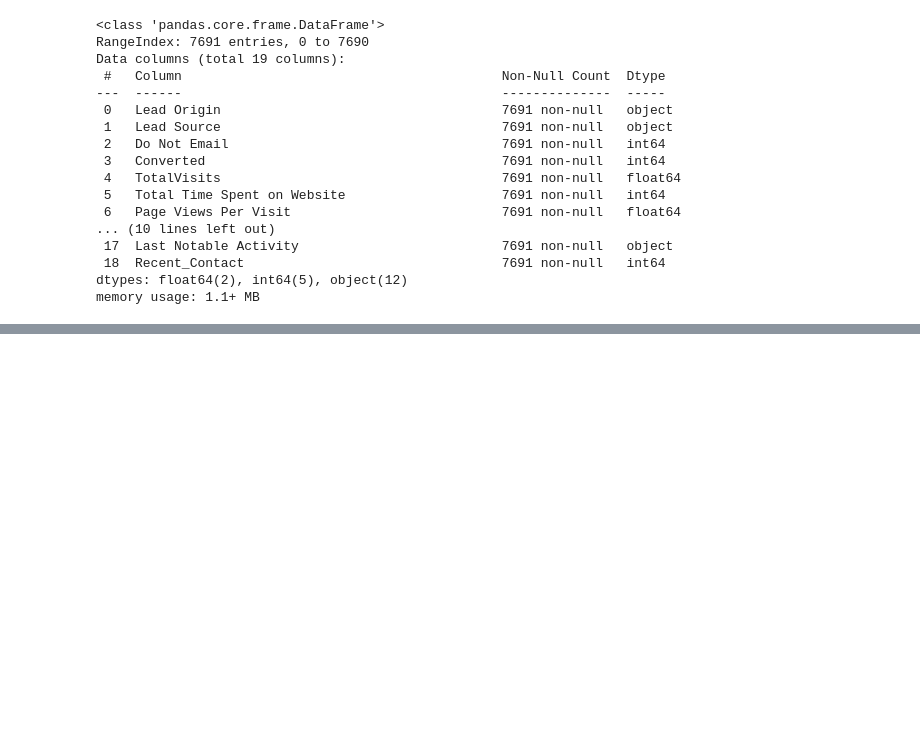
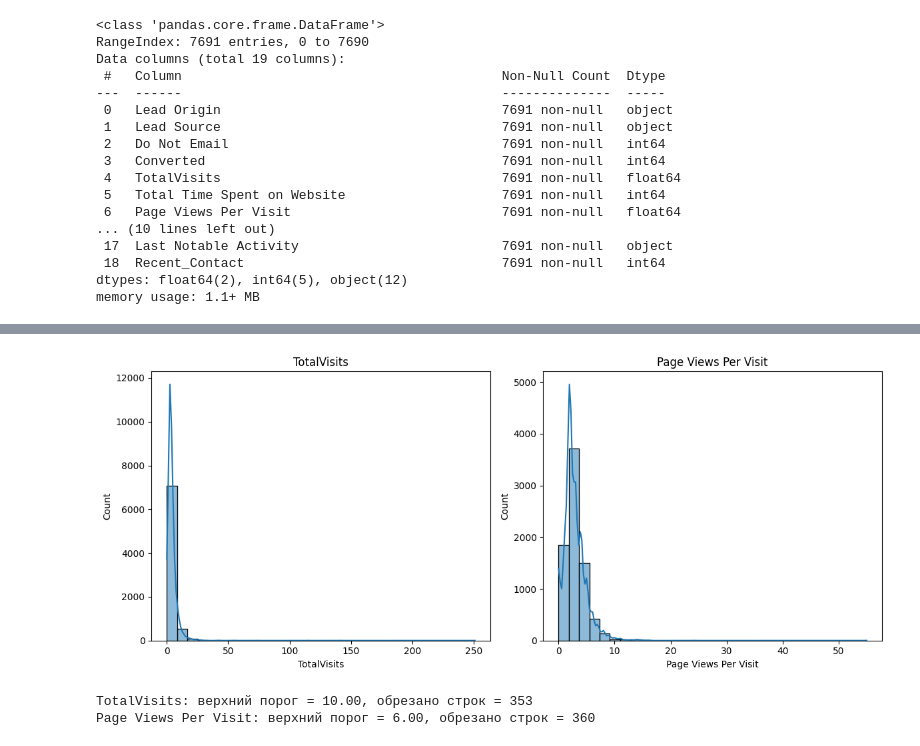
Before and after one commit to Madarakill/LS_EDU, a Jupyter notebook: Анализ набора данных.ipynb, the cells around one changed output, grey strips where cells are left out. Drawn from its saved outputs; the diff is of its cells as text; code cells hidden in the pictures; blank space fills up the shorter version.

Commit message:
Обрезание выбросов и визуализация

```diff
--- a/Анализ набора данных.ipynb
+++ b/Анализ набора данных.ipynb
@@ -591,0 +596,4 @@ memory usage: 1.1+ MB
+# %%
+# Приводим все object-колонки к нижнему регистру
+for col in cat_col:
+    df[col] = df[col].astype(str).str.strip().str.lower()
@@ -591,0 +622,32 @@ memory usage: 1.1+ MB
+# %%
+# Переменные для обрезки выбросов
+tp_col = ['TotalVisits', 'Page Views Per Visit']
+
+# Визуацлизация распределения с выбросами
+plt.figure(figsize=(12, 5))
+
+for i, col in enumerate(tp_col, start=1):
+    plt.subplot(1, 2, i)
+    sns.histplot(df[col], kde=True, bins=30)
+    plt.title(col)
+    plt.xlabel(col)
+    plt.ylabel('Count')
+
+plt.tight_layout()
+plt.show()
+# %% [output]
+[figure, added]
+# %%
+# Обрезаем выбросы
+caps = {}
+for col in df.columns.intersection(tp_col):
+    cap = df[col].quantile(0.95)
+    affected = (df[col] > cap).sum()
+
+    caps[col] = cap
+    df[col] = df[col].clip(upper=cap)
+
+    print(f"{col}: верхний порог = {cap:.2f}, обрезано строк = {affected}")
+# %% [output]
+TotalVisits: верхний порог = 10.00, обрезано строк = 353
+Page Views Per Visit: верхний порог = 6.00, обрезано строк = 360
```
Also changed, not shown: parts of 6 cells of this notebook.
